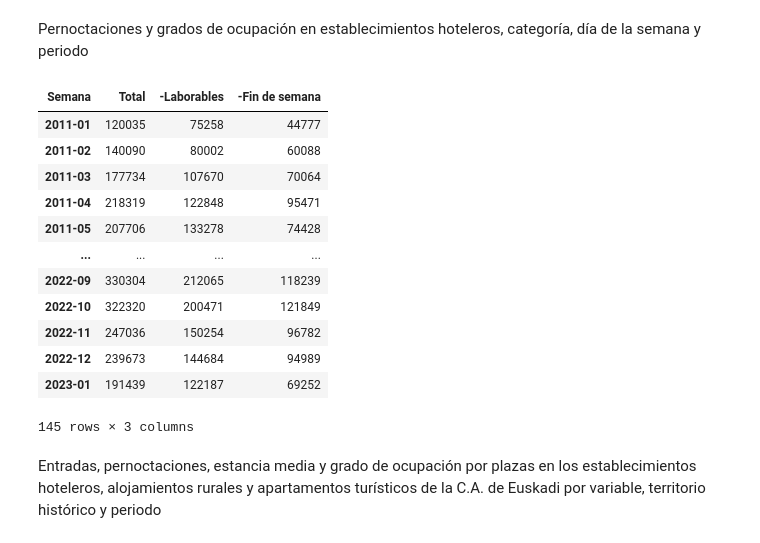
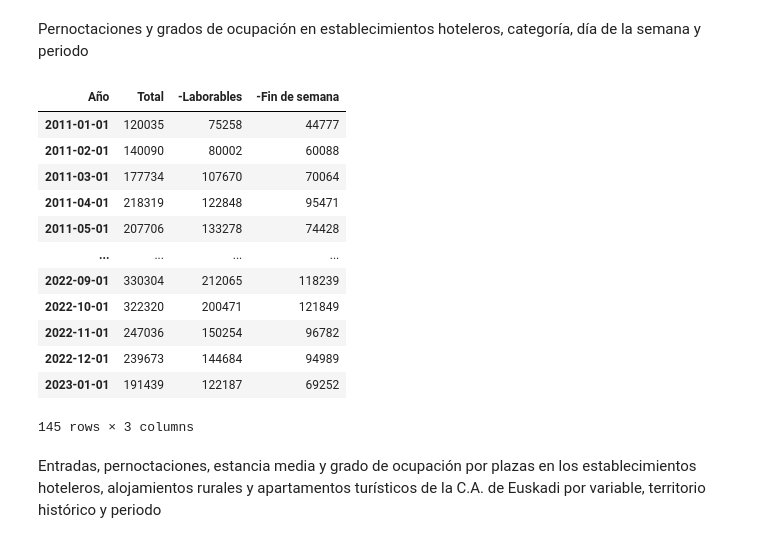
Before and after one commit to alandia92/EDA-Turismo-Euskadi, a Jupyter notebook: EDA/Limpieza.ipynb, the cells around one changed output. Saved outputs shown, nothing was run; the diff lists cells and outputs as text; code cells hidden in the pictures.

```diff
--- a/EDA/Limpieza.ipynb
+++ b/EDA/Limpieza.ipynb
@@ -137,22 +137,27 @@ df_11 = pd.read_excel('./data/Entradas de viajeros, pernoctaciones y grados de o
 # %%
 df_11 = df_11.iloc[:, 3:]
 df_11.iloc[:, 1:]
-df_11 = df_11.rename(columns={'Unnamed: 3': "Semana"}).set_index('Semana')
+df_11 = df_11.rename(columns={'Unnamed: 3': "Año"}).set_index('Año')
+
 df_11 = df_11.transpose()
+df_11.index = pd.to_datetime(df_11.index)
+
+
+#df_11 = df_11.resample('A').sum()
 df_11
 # %% [output]
-| Semana | Total | -Laborables | -Fin de semana |
-| 2011-01 | 120035 | 75258 | 44777 |
-| 2011-02 | 140090 | 80002 | 60088 |
-| 2011-03 | 177734 | 107670 | 70064 |
-| 2011-04 | 218319 | 122848 | 95471 |
-| 2011-05 | 207706 | 133278 | 74428 |
+| Año | Total | -Laborables | -Fin de semana |
+| 2011-01-01 | 120035 | 75258 | 44777 |
+| 2011-02-01 | 140090 | 80002 | 60088 |
+| 2011-03-01 | 177734 | 107670 | 70064 |
+| 2011-04-01 | 218319 | 122848 | 95471 |
+| 2011-05-01 | 207706 | 133278 | 74428 |
 | ... | ... | ... | ... |
-| 2022-09 | 330304 | 212065 | 118239 |
-| 2022-10 | 322320 | 200471 | 121849 |
-| 2022-11 | 247036 | 150254 | 96782 |
-| 2022-12 | 239673 | 144684 | 94989 |
-| 2023-01 | 191439 | 122187 | 69252 |
+| 2022-09-01 | 330304 | 212065 | 118239 |
+| 2022-10-01 | 322320 | 200471 | 121849 |
+| 2022-11-01 | 247036 | 150254 | 96782 |
+| 2022-12-01 | 239673 | 144684 | 94989 |
+| 2023-01-01 | 191439 | 122187 | 69252 |
 145 rows × 3 columns
 # %% [markdown]
 Entradas, pernoctaciones, estancia media y grado de ocupación por plazas en los establecimientos hoteleros, alojamientos rurales y apartamentos turísticos de la C.A. de Euskadi por variable, territorio histórico y periodo
```
Also changed, not shown: 3 other files.
